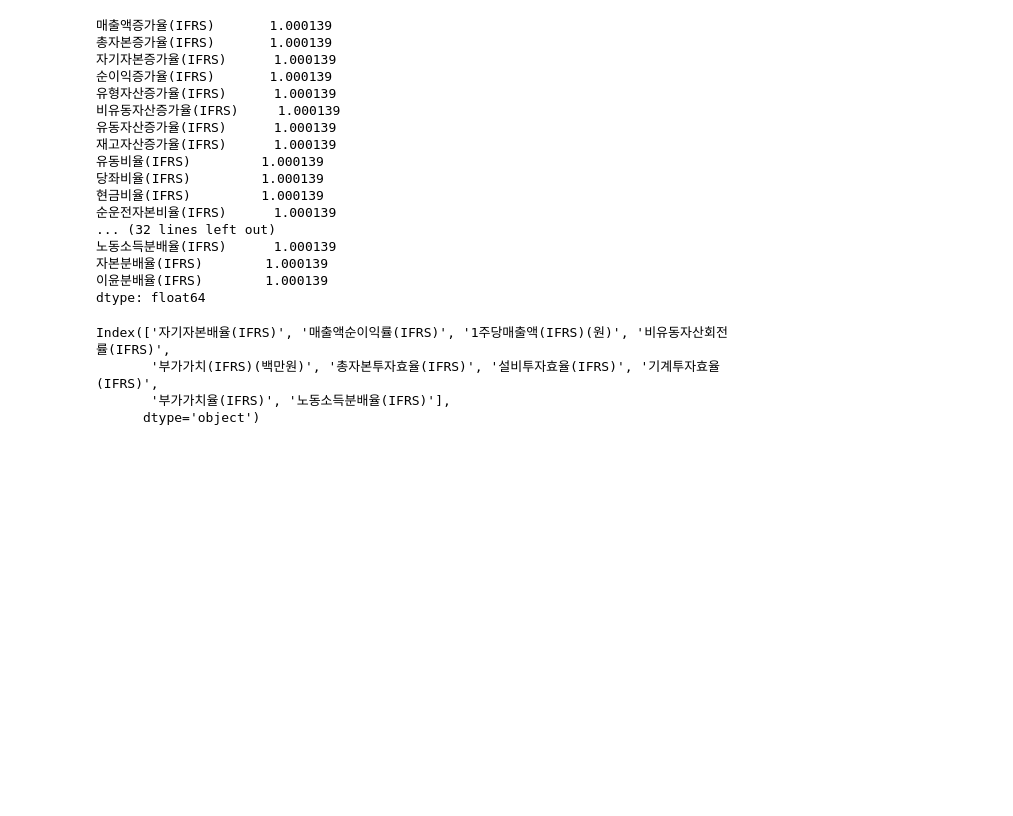
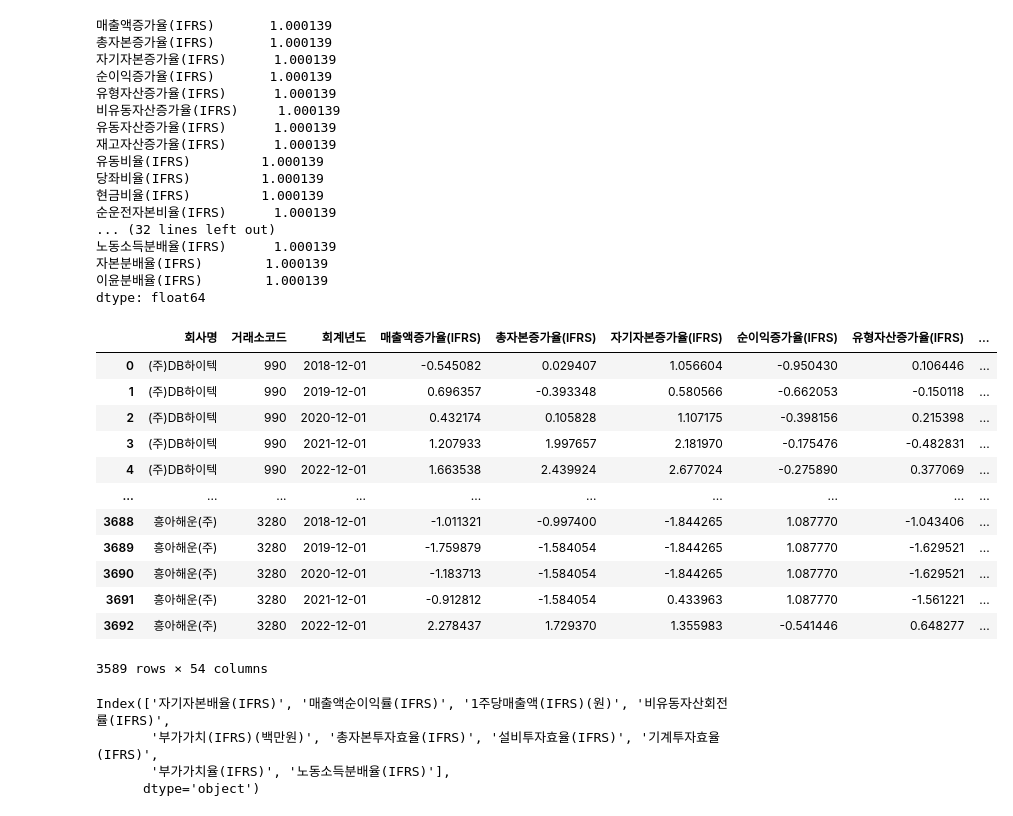
Before and after one commit to seohyungro/Python, a Jupyter notebook: 공모전/코스피.ipynb, the cells around one changed output. Drawn from its saved outputs; the diff is of its cells as text; code cells hidden in the pictures; blank space fills up the shorter version.

```diff
--- a/공모전/코스피.ipynb
+++ b/공모전/코스피.ipynb
@@ -317,6 +331,22 @@ dtype: float64
 bs = '(주)동성화학', '(주)사조해표', '(주)신한', '(주)폴루스바이오팜', '고려개발(주)', '롯데푸드(주)', '에스비에스미디어홀딩스(주)', '웅진에너지(주)', '코리아오토글라스(주)', '한국제지(주)'
 # %%
 kospi["부실여부"] = kospi['회사명'].apply(lambda x: 1 if x in bs else 0)
+# %%
+kospi
+# %% [output]
+|  | 회사명 | 거래소코드 | 회계년도 | 매출액증가율(IFRS) | 총자본증가율(IFRS) | 자기자본증가율(IFRS) | 순이익증가율(IFRS) | 유형자산증가율(IFRS) | ... |
+| 0 | (주)DB하이텍 | 990 | 2018-12-01 | -0.545082 | 0.029407 | 1.056604 | -0.950430 | 0.106446 | ... |
+| 1 | (주)DB하이텍 | 990 | 2019-12-01 | 0.696357 | -0.393348 | 0.580566 | -0.662053 | -0.150118 | ... |
+| 2 | (주)DB하이텍 | 990 | 2020-12-01 | 0.432174 | 0.105828 | 1.107175 | -0.398156 | 0.215398 | ... |
+| 3 | (주)DB하이텍 | 990 | 2021-12-01 | 1.207933 | 1.997657 | 2.181970 | -0.175476 | -0.482831 | ... |
+| 4 | (주)DB하이텍 | 990 | 2022-12-01 | 1.663538 | 2.439924 | 2.677024 | -0.275890 | 0.377069 | ... |
+| ... | ... | ... | ... | ... | ... | ... | ... | ... | ... |
+| 3688 | 흥아해운(주) | 3280 | 2018-12-01 | -1.011321 | -0.997400 | -1.844265 | 1.087770 | -1.043406 | ... |
+| 3689 | 흥아해운(주) | 3280 | 2019-12-01 | -1.759879 | -1.584054 | -1.844265 | 1.087770 | -1.629521 | ... |
+| 3690 | 흥아해운(주) | 3280 | 2020-12-01 | -1.183713 | -1.584054 | -1.844265 | 1.087770 | -1.629521 | ... |
+| 3691 | 흥아해운(주) | 3280 | 2021-12-01 | -0.912812 | -1.584054 | 0.433963 | 1.087770 | -1.561221 | ... |
+| 3692 | 흥아해운(주) | 3280 | 2022-12-01 | 2.278437 | 1.729370 | 1.355983 | -0.541446 | 0.648277 | ... |
+3589 rows × 54 columns
 # %%
 # 코스피 부실기업 추출
 kospi_bs = kospi.loc[kospi['회사명'].isin(['(주)동성화학', '(주)사조해표', '(주)신한', '(주)폴루스바이오팜', '고려개발(주)', '롯데푸드(주)', '에스비에스미디어홀딩스(주)', '웅진에너지(주)', '코리아오토글라스(주)', '한국제지(주)'])]
```
Also changed, not shown: parts of 1 cell of this notebook, 5 other files.
